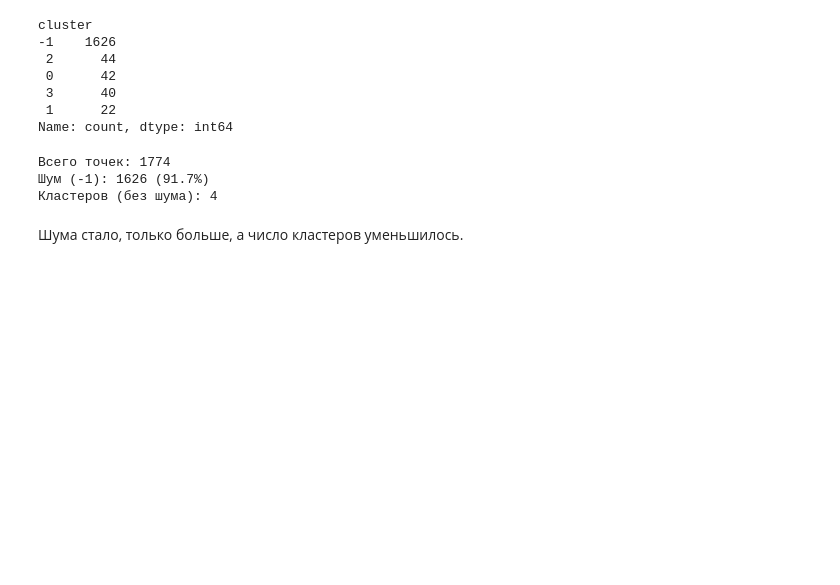
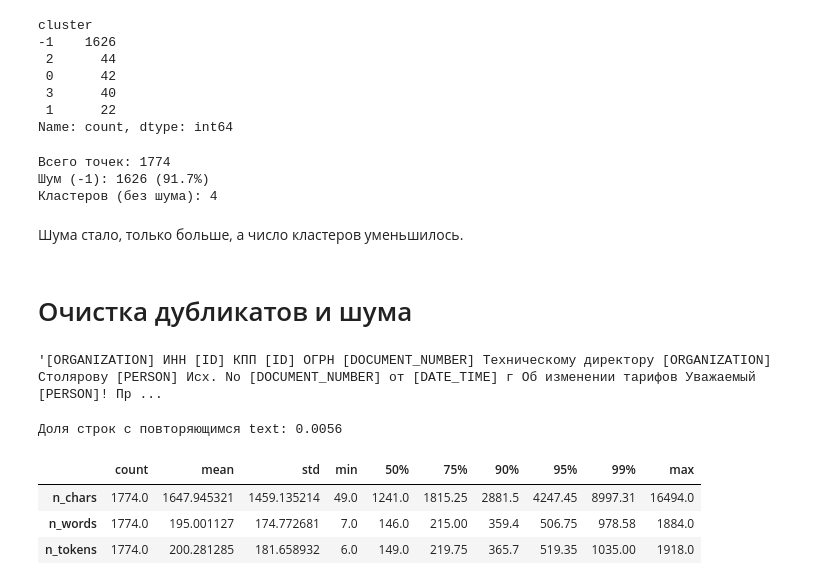
Before and after one commit to sevaTechoPark/mifi-vkr, a Jupyter notebook: EDA.ipynb, the cells around one changed output. Drawn from its saved outputs; the diff is of its cells as text; code cells hidden in the pictures; blank space fills up the shorter version.

```diff
--- a/EDA.ipynb
+++ b/EDA.ipynb
@@ -681,3 +681,5 @@ Name: count, dtype: int64
 Кластеров (без шума): 4
 # %% [markdown]
 Шума стало, только больше, а число кластеров уменьшилось.
+# %% [markdown]
+# Очистка дубликатов и шума
@@ -683,0 +690,27 @@ Name: count, dtype: int64
+# %%
+df_clean.iloc[1720]["next_text"]
+# %% [output]
+'[ORGANIZATION] ИНН [ID] КПП [ID] ОГРН [DOCUMENT_NUMBER] Техническому директору [ORGANIZATION] Столярову [PERSON] Исх. No [DOCUMENT_NUMBER] от [DATE_TIME] г Об изменении тарифов Уважаемый [PERSON]! Пр ...
+# %%
+dup_mask = df_clean.duplicated(subset=["next_text"], keep=False)
+print("Доля строк с повторяющимся text:", round(dup_mask.mean(), 4))
+# %% [output]
+Доля строк с повторяющимся text: 0.0056
+# %%
+def simple_tokens(s: str):
+    s = "" if pd.isna(s) else str(s).lower()
+    s = re.sub(r"[^\w\s]", " ", s)
+    s = re.sub(r"\s+", " ", s).strip()
+    return s.split() if s else []
+
+df_clean["n_chars"] = df_clean["next_text"].astype(str).str.len()
+df_clean["n_words"] = df_clean["next_text"].astype(str).str.split().map(len)
+df_clean["tokens"] = df_clean["next_text"].map(simple_tokens)
+df_clean["n_tokens"] = df_clean["tokens"].map(len)
+
+df_clean[["n_chars","n_words","n_tokens"]].describe(percentiles=[.5,.75,.9,.95,.99]).T
+# %% [output]
+|  | count | mean | std | min | 50% | 75% | 90% | 95% | 99% | max |
+| n_chars | 1774.0 | 1647.945321 | 1459.135214 | 49.0 | 1241.0 | 1815.25 | 2881.5 | 4247.45 | 8997.31 | 16494.0 |
+| n_words | 1774.0 | 195.001127 | 174.772681 | 7.0 | 146.0 | 215.00 | 359.4 | 506.75 | 978.58 | 1884.0 |
+| n_tokens | 1774.0 | 200.281285 | 181.658932 | 6.0 | 149.0 | 219.75 | 365.7 | 519.35 | 1035.00 | 1918.0 |
```
Also changed, not shown: parts of 3 cells of this notebook, 20 other files.
